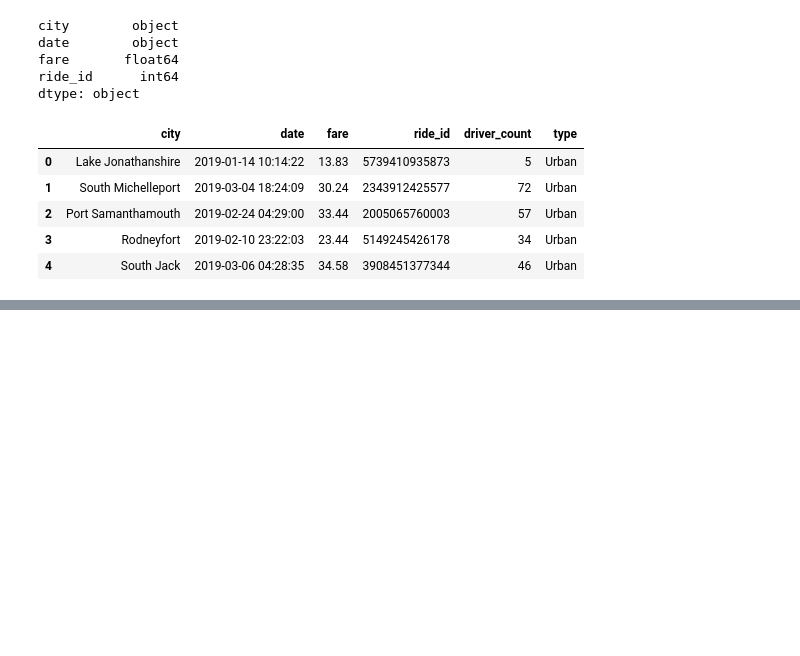
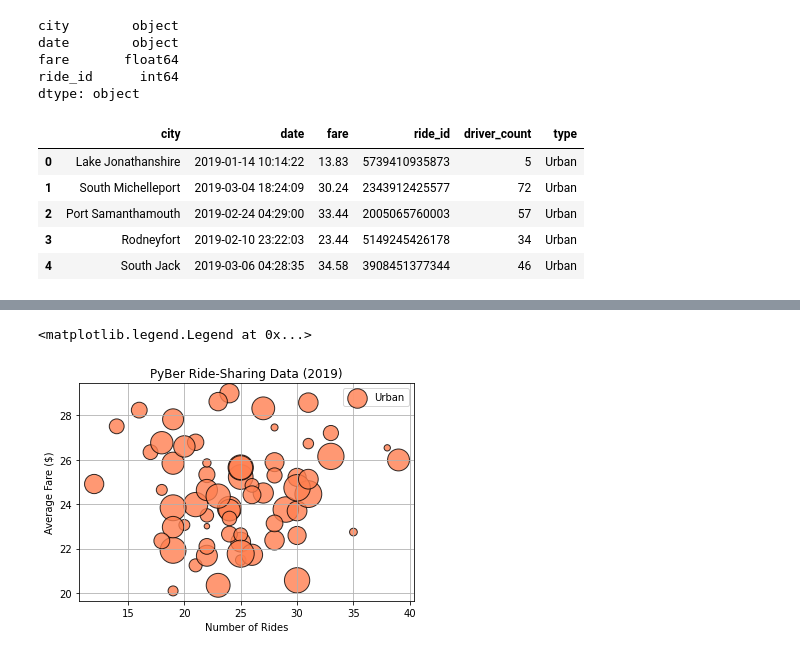
Before and after one commit to RebelKell/PyBer_Analysis, a Jupyter notebook: Pyber_analysis.ipynb, the cells around one changed output, grey strips where cells are left out. Cells and saved outputs as stored; diff of their text form; code cells hidden in the pictures; blank space fills up the shorter version.

Commit message:
scatter plot by city type

```diff
--- a/Pyber_analysis.ipynb
+++ b/Pyber_analysis.ipynb
@@ -108,0 +129,6 @@ pyber_data_df.head()
+# %%
+# We'll use the groupby() function to create a Series of data that has the name of the city as the index,
+# apply the count() method to the Series for each city, and select the ride_id column.
+
+urban_ride_count = urban_cities_df.groupby(["city"]).count()["ride_id"]
+urban_ride_count
@@ -108,0 +176,6 @@ pyber_data_df.head()
+# %%
+# Next, we'll use the groupby() function on the city type DataFrames to get the average fare for each city type.
+urban_avg_fare = urban_cities_df.groupby(["city"]).mean()["fare"]
+suburban_avg_fare = suburban_cities_df.groupby(["city"]).mean()["fare"]
+rural_avg_fare = rural_cities_df.groupby(["city"]).mean()["fare"]
+urban_avg_fare.head(10)
@@ -108,0 +195,8 @@ pyber_data_df.head()
+# %%
+# Next, we'll use the groupby() function on the city type DataFrames to get the average number of drivers for
+# each city type. This will be our third and final dataset.
+
+urban_driver_count = urban_cities_df.groupby(["city"]).mean()["driver_count"]
+suburban_driver_count = suburban_cities_df.groupby(["city"]).count()["driver_count"]
+rural_driver_count = rural_cities_df.groupby(["city"]).count()["driver_count"]
+urban_driver_count
@@ -108,0 +217,23 @@ pyber_data_df.head()
+# %%
+# Create the Urban Cities Bubble Chart using the MATLAB method.
+#The x-axis is the number of rides for each city.
+#The y-axis is the average fare for each city.
+#The size of each marker is the average number of drivers in each city.
+
+
+plt.scatter(urban_ride_count,
+            urban_avg_fare,
+            s=10*urban_driver_count,
+            c = "coral",
+            edgecolor = "k",
+            linewidths=1,
+            alpha=0.8,
+           label = "Urban")
+plt.title("PyBer Ride-Sharing Data (2019)")
+plt.xlabel("Number of Rides")
+plt.ylabel("Average Fare ($)")
+plt.grid(True)
+plt.legend()
+# %% [output]
+<matplotlib.legend.Legend at 0x...>
+[figure, added]
```
Also changed, not shown: parts of 8 cells of this notebook, 1 other file.
